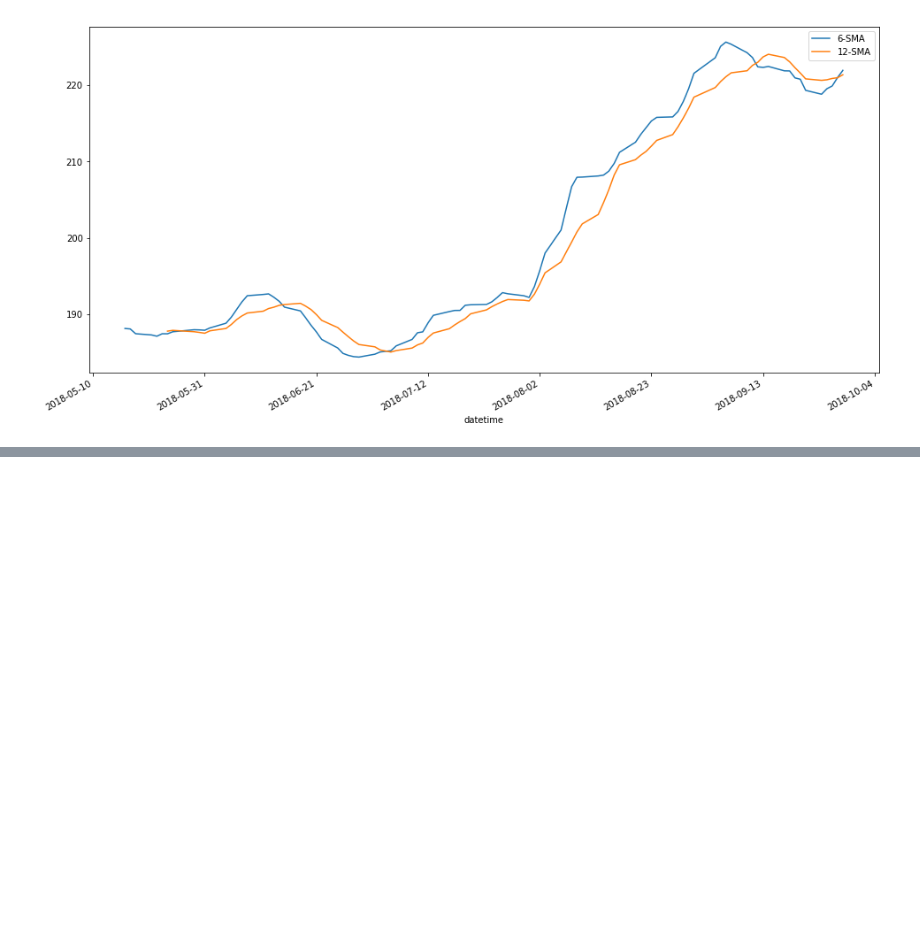
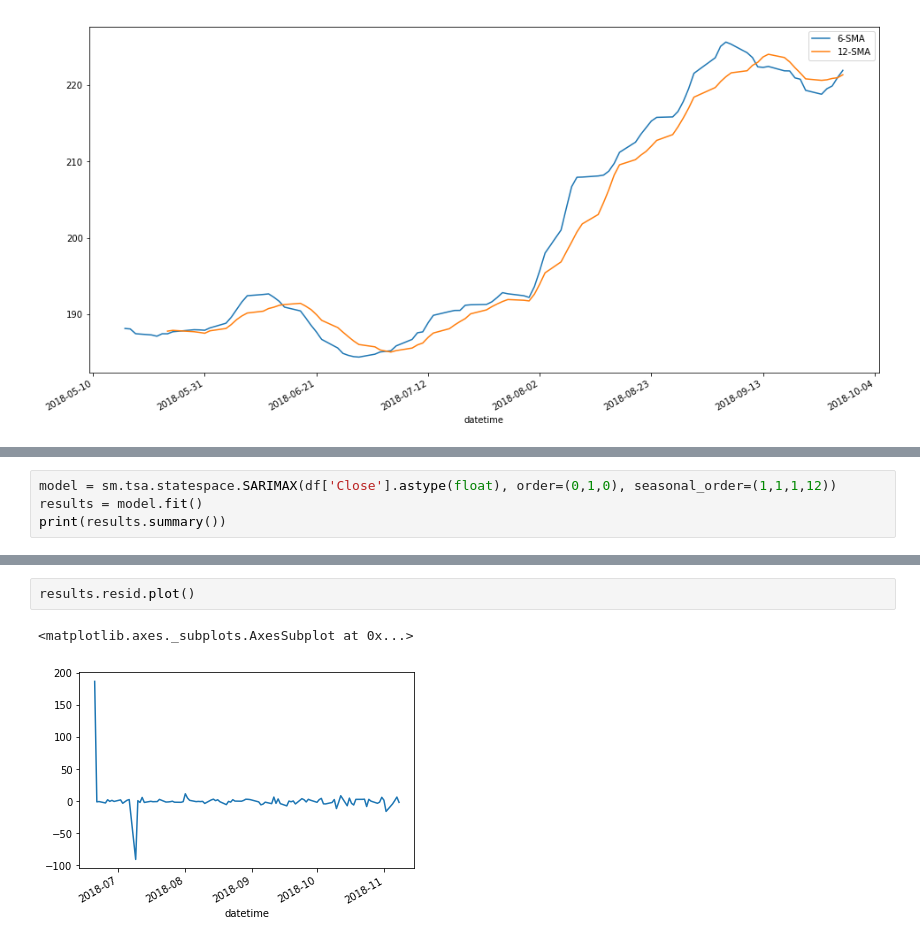
Before and after one commit to geceba/Residencia-ITM, a Jupyter notebook: pruebas/pruebas.ipynb, the cells around one changed output, grey strips where cells are left out. Saved outputs shown, nothing was run; the diff lists cells and outputs as text; blank space fills up the shorter version.

```diff
--- a/pruebas/pruebas.ipynb
+++ b/pruebas/pruebas.ipynb
@@ -78,0 +89,4 @@ plt.show()
+# %%
+model = sm.tsa.statespace.SARIMAX(df['Close'].astype(float), order=(0,1,0), seasonal_order=(1,1,1,12))
+results = model.fit()
+print(results.summary())
@@ -78,0 +111,5 @@ plt.show()
+# %%
+results.resid.plot()
+# %% [output]
+<matplotlib.axes._subplots.AxesSubplot at 0x...>
+[figure, added]
```
Also changed, not shown: parts of 10 cells of this notebook, 3 other files.
